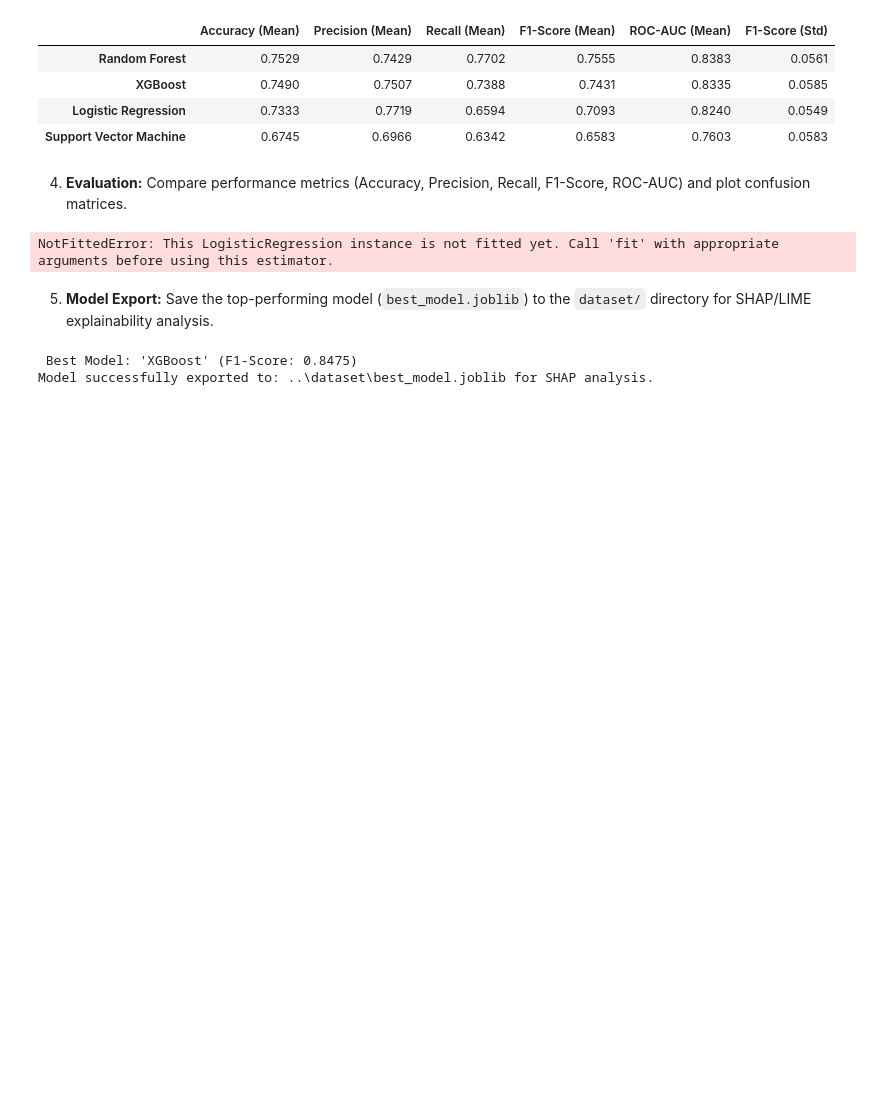
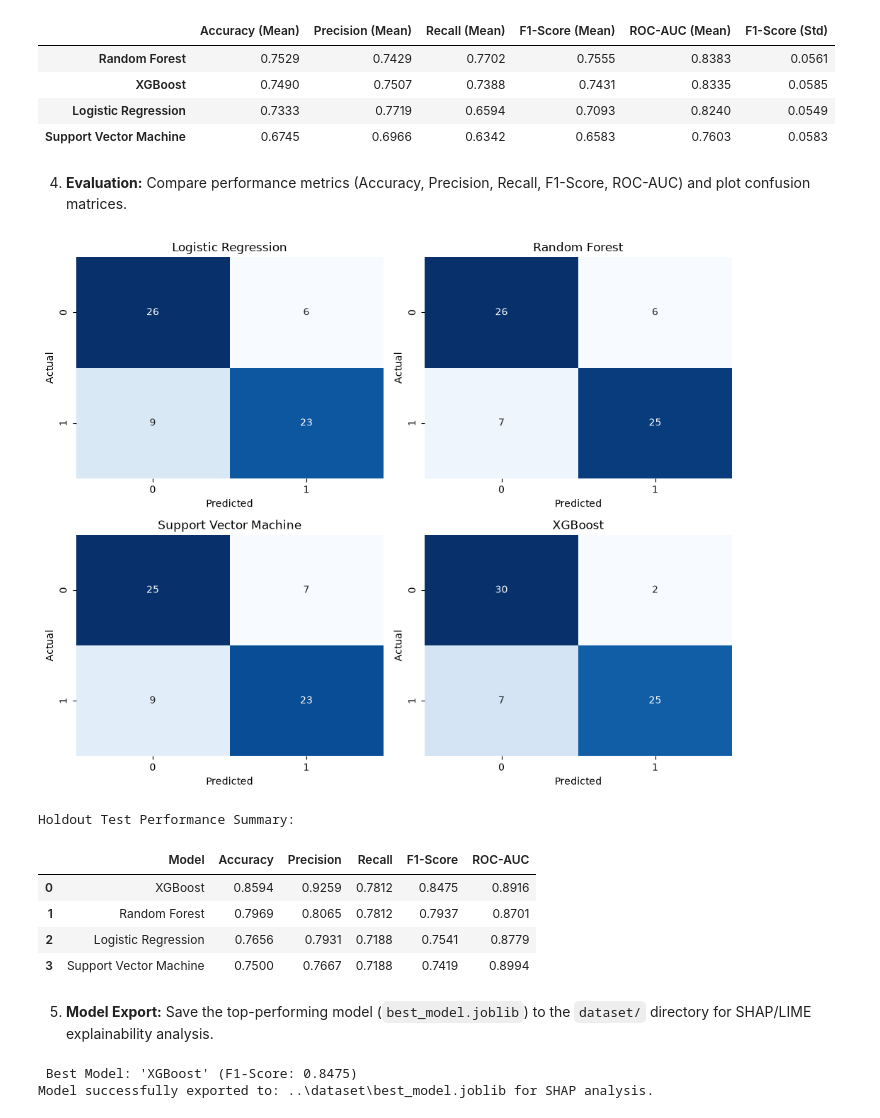
Before and after one commit to taro-py/gallstone-ml-xai, a Jupyter notebook: code/eda_and_models.ipynb, the cells around one changed output. Saved outputs shown, nothing was run; the diff lists cells and outputs as text; code cells hidden in the pictures; blank space fills up the shorter version.

Commit message:
fixing performance metrics and confusion matrix's

```diff
--- a/code/eda_and_models.ipynb
+++ b/code/eda_and_models.ipynb
@@ -211,48 +211,60 @@ Running 5-Fold Stratified Cross-Validation
 # %% [markdown]
 4. **Evaluation:** Compare performance metrics (Accuracy, Precision, Recall, F1-Score, ROC-AUC) and plot confusion matrices.
 # %%
-#list to store the results
-results = []
+#lists for the pipelines and results
+holdout_results = []
+fitted_pipelines = {}
 
-#looping thorugh the models to seee the different results
-for name, model in models.items():
-    y_pred = model.predict(X_test_scaled)
-    y_proba = model.predict_proba(X_test_scaled)[:, 1]
+fig, axes = plt.subplots(2, 2, figsize=(10, 8))
+axes = axes.flatten()
 
-    #we append the results of the 5 calculated metrics into the list to compare trugh agaisnt predictions
-    results.append({
+#looping through the models
+for idx, (name, model) in enumerate(models.items()):
+    pipeline = Pipeline([
+        ('preprocessor', preprocessor),
+        ('classifier', model)
+    ])
+
+    #fitting pipeline on full train set
+    pipeline.fit(X_train, y_train)
+    fitted_pipelines[name] = pipeline
+
+    #predictions on holdout test set
+    y_pred = pipeline.predict(X_test)
+    y_proba = pipeline.predict_proba(X_test)[:, 1]
+
+    holdout_results.append({
         'Model': name,
         'Accuracy': accuracy_score(y_test, y_pred),
         'Precision': precision_score(y_test, y_pred),
         'Recall': recall_score(y_test, y_pred),
         'F1-Score': f1_score(y_test, y_pred),
         'ROC-AUC': roc_auc_score(y_test, y_proba)
     })
 
-#metrics summary
-results_df = pd.DataFrame(results).sort_values(by='F1-Score', ascending=False).reset_index(drop=True)
-print("\nModel Performance Summary")
-print(results_df.round(4))
-
-#plotting confusion matrix's
-fig, axes = plt.subplots(2, 2, figsize=(10, 8))
-axes = axes.flatten()
-
-#looping through the models and plotting the confusion matrix
-for idx, (name, model) in enumerate(models.items()):
-    y_pred = model.predict(X_test_scaled)
+    #confusion Matrix Heatmap
     cm = confusion_matrix(y_test, y_pred)
-
     sns.heatmap(cm, annot=True, fmt='d', cmap='Blues', ax=axes[idx], cbar=False)
     axes[idx].set_title(f'{name}')
     axes[idx].set_xlabel('Predicted')
     axes[idx].set_ylabel('Actual')
 
-#plotting the results of the confusion matrix
+#plotting the matrix results
 plt.tight_layout()
 plt.show()
+
+#holdout Summary DataFrame
+holdout_df = pd.DataFrame(holdout_results).sort_values(by='F1-Score', ascending=False).reset_index(drop=True)
+print("\nHoldout Test Performance Summary:")
+display(holdout_df.round(4))
 # %% [output]
+[figure, added]
-NotFittedError: This LogisticRegression instance is not fitted yet. Call 'fit' with appropriate arguments before using this estimator.
+Holdout Test Performance Summary:
+|  | Model | Accuracy | Precision | Recall | F1-Score | ROC-AUC |
+| 0 | XGBoost | 0.8594 | 0.9259 | 0.7812 | 0.8475 | 0.8916 |
+| 1 | Random Forest | 0.7969 | 0.8065 | 0.7812 | 0.7937 | 0.8701 |
+| 2 | Logistic Regression | 0.7656 | 0.7931 | 0.7188 | 0.7541 | 0.8779 |
+| 3 | Support Vector Machine | 0.7500 | 0.7667 | 0.7188 | 0.7419 | 0.8994 |
 # %% [markdown]
 5. **Model Export:** Save the top-performing model (`best_model.joblib`) to the `dataset/` directory for SHAP/LIME explainability analysis.
 # %%
```
Also changed, not shown: 1 other file.
